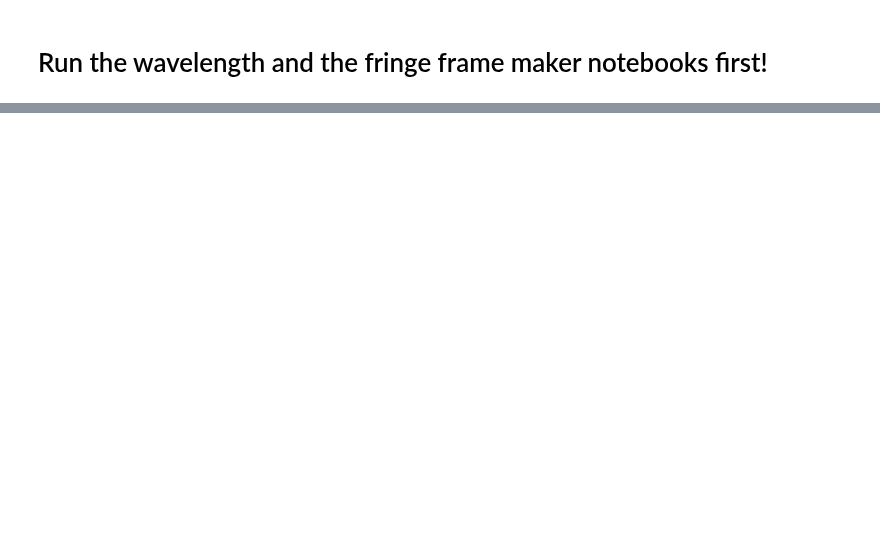
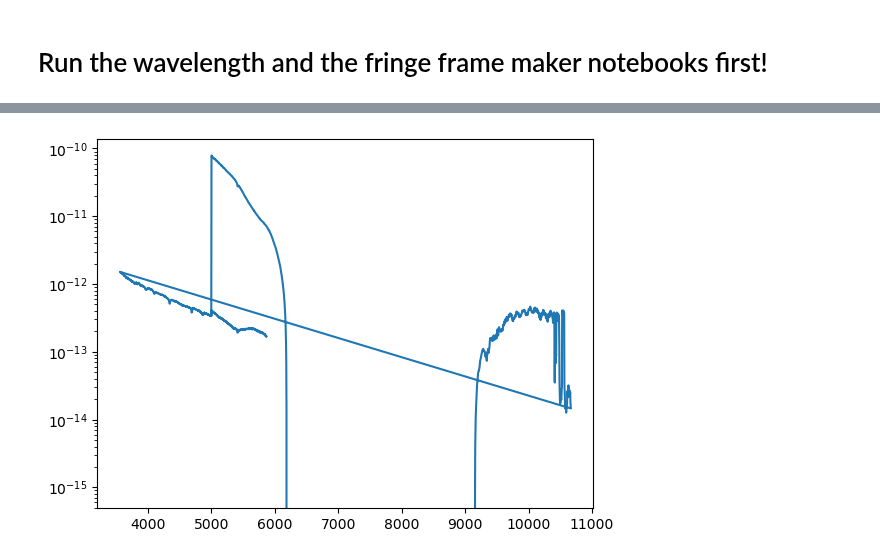
Before and after one commit to LCOGT/banzai-floyds, a Jupyter notebook: characterization_testing/Extraction.ipynb, the cells around one changed output, grey strips where cells are left out. Drawn from its saved outputs; the diff is of its cells as text; code cells hidden in the pictures; blank space fills up the shorter version.

```diff
--- a/characterization_testing/Extraction.ipynb
+++ b/characterization_testing/Extraction.ipynb
@@ -93,7 +66,11 @@ ipdb>  q
 # %%
-for row in test_data:
-    if 'e00.fits' in row['filename'] and row['frameid'] not in standards:
-        run_pipeline_stages([{'filename': row['filename'], 'RLEVEL': 0, 'frameid': row['frameid']}], context)
+extracted_spectra = glob('./test_data/*/*/*/processed/*-1d.fits.fz')
 # %%
-from banzai_floyds.frames import FLOYDSFrameFactory
-factory = FLOYDSFrameFactory()
+#for f in extracted_spectra:
+f = extracted_spectra[1]
+hdu = fits.open(f)
+pyplot.plot(hdu[1].data['wavelength'], hdu[1].data['flux'])
+pyplot.yscale('log')
+pyplot.show()
+# %% [output]
+[figure, added]
```
Also changed, not shown: parts of 19 cells of this notebook, 8 other files.
